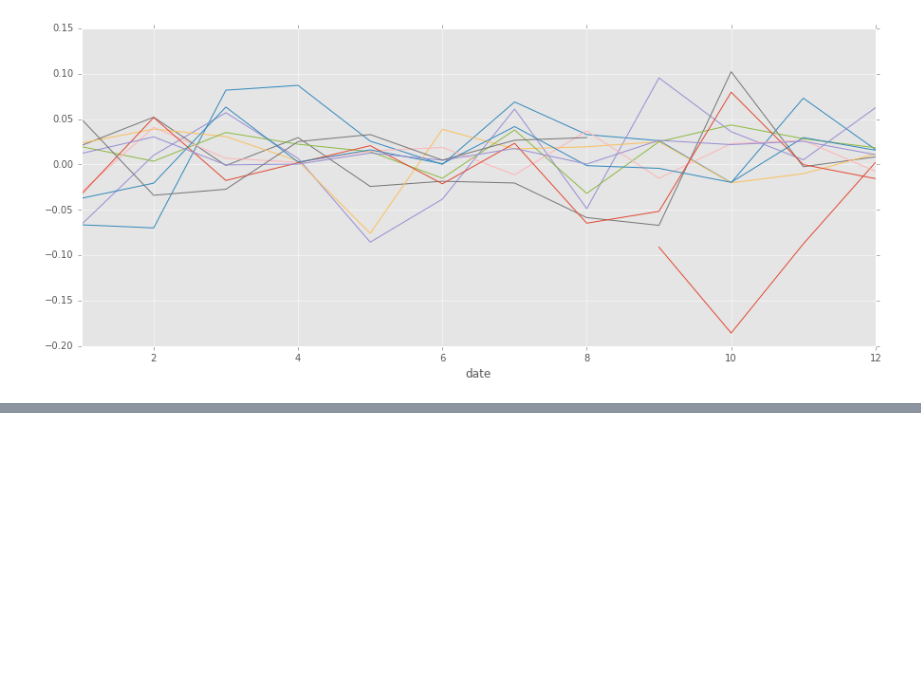
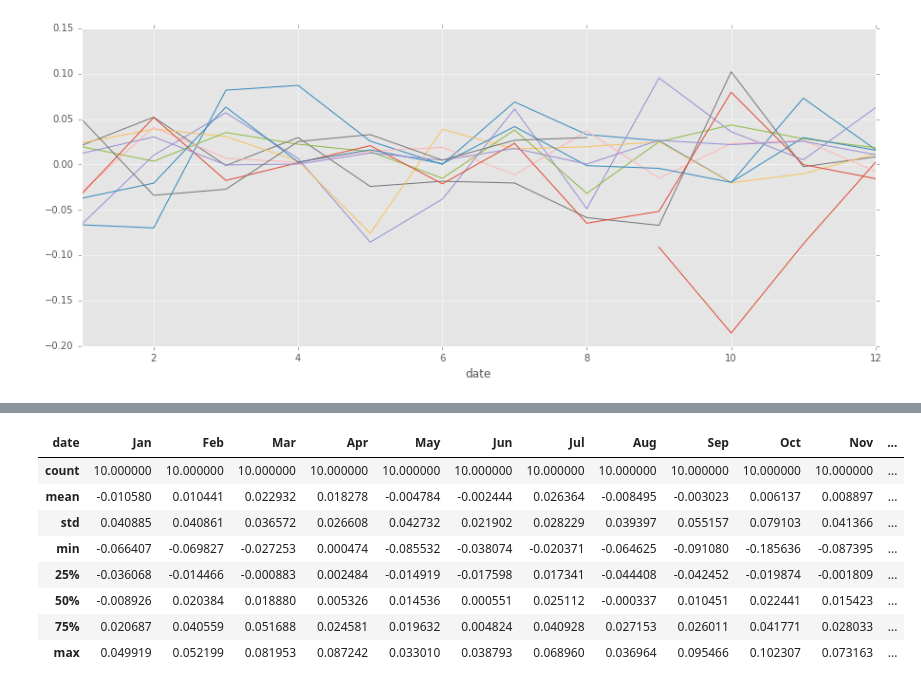
Before and after one commit to aandres99/SP500-Studies, a Jupyter notebook: SP500_When.ipynb, the cells around one changed output, grey strips where cells are left out. Saved outputs shown, nothing was run; the diff lists cells and outputs as text; code cells hidden in the pictures; blank space fills up the shorter version.

```diff
--- a/SP500_When.ipynb
+++ b/SP500_When.ipynb
@@ -177,0 +165,16 @@ pivoted_d
+# %%
+by_month = pivoted.transpose().describe()
+by_month.rename(columns={1: 'Jan', 2: 'Feb', 3: 'Mar', 4: 'Apr', 5: 'May',
+                        6: 'Jun', 7: 'Jul', 8: 'Aug', 9: 'Sep', 10: 'Oct',
+                        11: 'Nov', 12: 'Dec'}, inplace=True)
+by_month
+# %% [output]
+| date | Jan | Feb | Mar | Apr | May | Jun | Jul | Aug | Sep | Oct | Nov | ... |
+| count | 10.000000 | 10.000000 | 10.000000 | 10.000000 | 10.000000 | 10.000000 | 10.000000 | 10.000000 | 10.000000 | 10.000000 | 10.000000 | ... |
+| mean | -0.010580 | 0.010441 | 0.022932 | 0.018278 | -0.004784 | -0.002444 | 0.026364 | -0.008495 | -0.003023 | 0.006137 | 0.008897 | ... |
+| std | 0.040885 | 0.040861 | 0.036572 | 0.026608 | 0.042732 | 0.021902 | 0.028229 | 0.039397 | 0.055157 | 0.079103 | 0.041366 | ... |
+| min | -0.066407 | -0.069827 | -0.027253 | 0.000474 | -0.085532 | -0.038074 | -0.020371 | -0.064625 | -0.091080 | -0.185636 | -0.087395 | ... |
+| 25% | -0.036068 | -0.014466 | -0.000883 | 0.002484 | -0.014919 | -0.017598 | 0.017341 | -0.044408 | -0.042452 | -0.019874 | -0.001809 | ... |
+| 50% | -0.008926 | 0.020384 | 0.018880 | 0.005326 | 0.014536 | 0.000551 | 0.025112 | -0.000337 | 0.010451 | 0.022441 | 0.015423 | ... |
+| 75% | 0.020687 | 0.040559 | 0.051688 | 0.024581 | 0.019632 | 0.004824 | 0.040928 | 0.027153 | 0.026011 | 0.041771 | 0.028033 | ... |
+| max | 0.049919 | 0.052199 | 0.081953 | 0.087242 | 0.033010 | 0.038793 | 0.068960 | 0.036964 | 0.095466 | 0.102307 | 0.073163 | ... |
```
Also changed, not shown: parts of 13 cells of this notebook, 1 other file.
